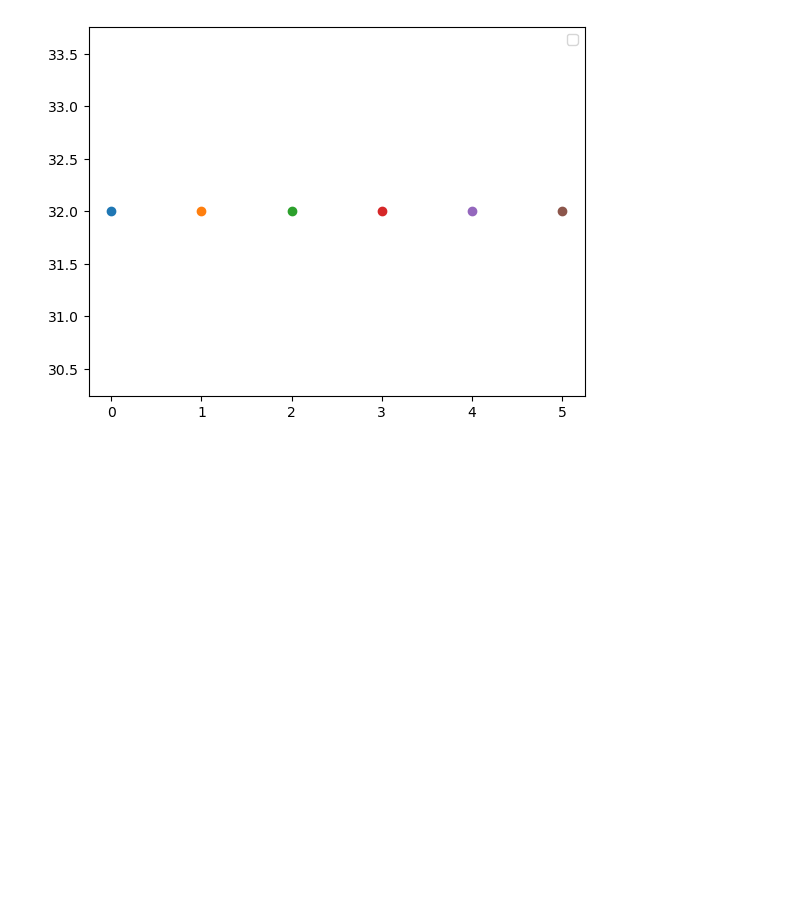
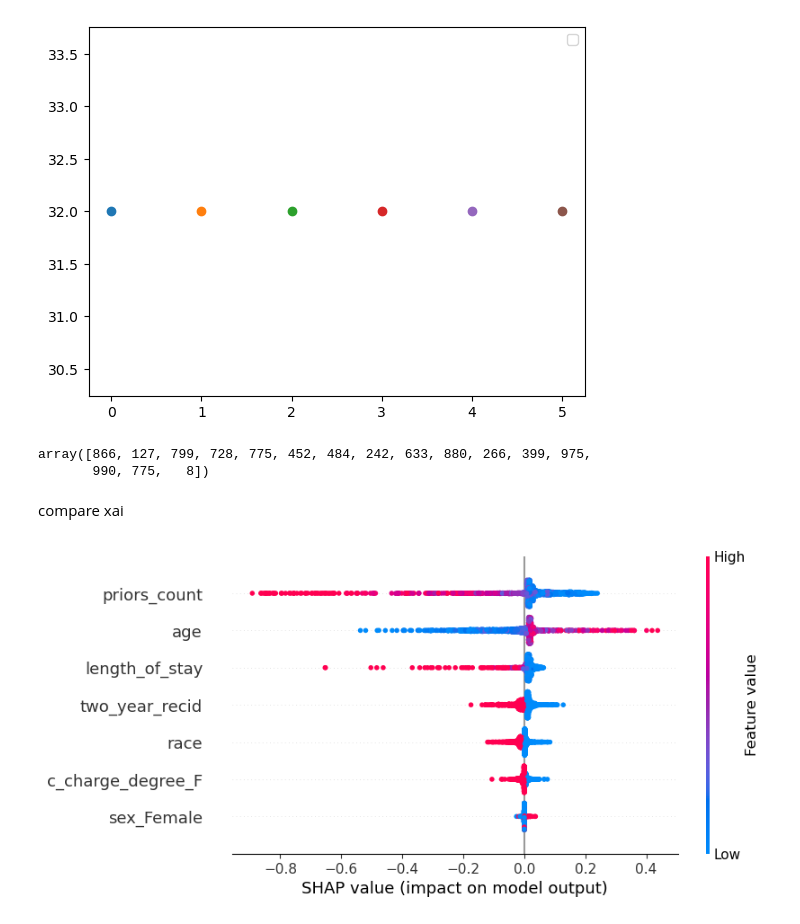
Before and after one commit to kateqwerty001/bsc-compress-then-explain, a Jupyter notebook: examples/cte_hyperparameters_tests.ipynb, the cells around one changed output. Saved outputs shown, nothing was run; the diff lists cells and outputs as text; code cells hidden in the pictures; blank space fills up the shorter version.

Commit message:
added tests with num_bins!=4^x

```diff
--- a/examples/cte_hyperparameters_tests.ipynb
+++ b/examples/cte_hyperparameters_tests.ipynb
@@ -162,3 +162,20 @@ plt.legend()
 plt.show()
 # %% [output]
 [figure]
+# %%
+id_cte = compress.compresspp_kt(X_test, kernel_type=b"gaussian", k_params=np.array([sigma**2]), num_bins=65, seed=0)
+id_cte
+# %% [output]
+array([866, 127, 799, 728, 775, 452, 484, 242, 633, 880, 266, 399, 975,
+       990, 775,   8])
+# %% [markdown]
+compare xai
+# %%
+X_cte = X_test[id_cte]
+masker_cte = shap.maskers.Independent(X_cte, max_samples=X_cte.shape[0])
+explainer_cte = shap.PermutationExplainer(lambda x: model.predict_proba(x)[:, 1], masker_cte, seed=0)
+shap_cte = explainer_cte(X_test)
+shap_cte.feature_names = loader_test.dataset.feature_names
+shap.plots.beeswarm(shap_cte)
+# %% [output]
+[figure, added]
```
Also changed, not shown: parts of 7 cells of this notebook, 2 other files.
